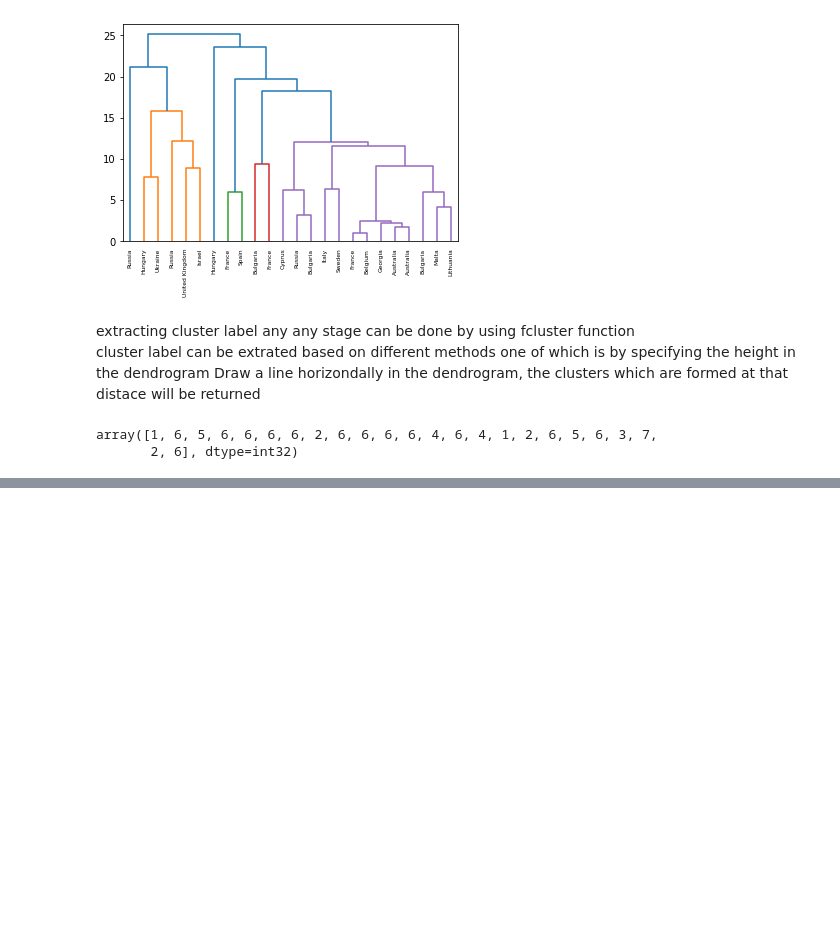
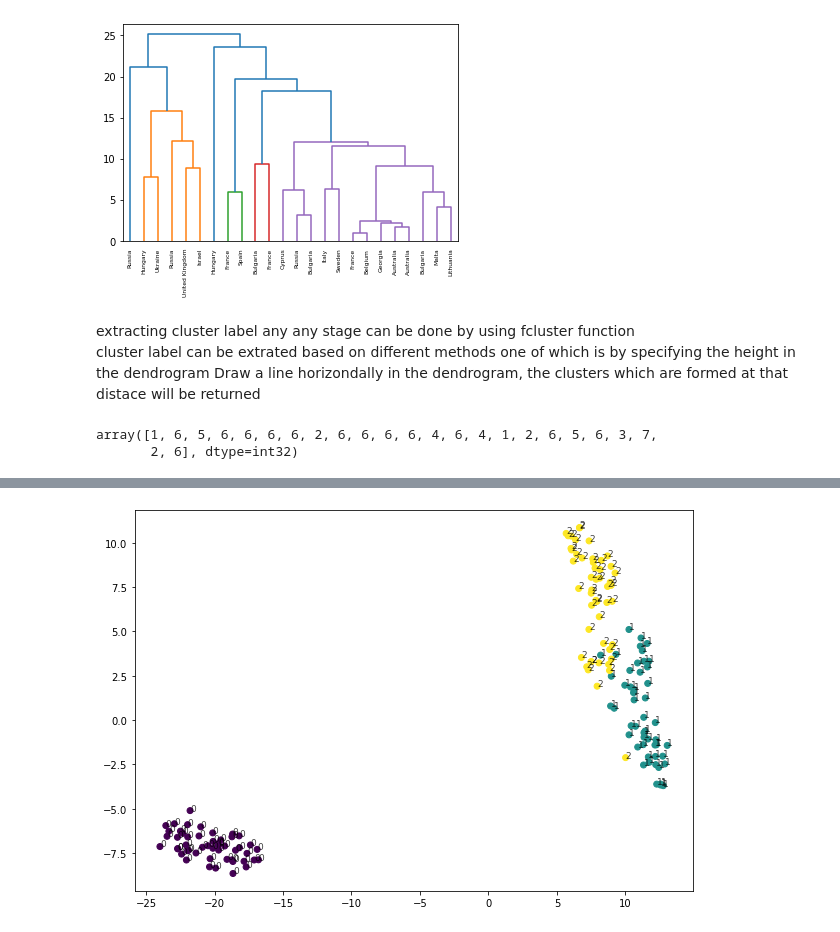
Before and after one commit to AkhilVinayakp/machine_Learning_Algorithms_python, a Jupyter notebook: ml_camp/unsuper.ipynb, the cells around one changed output, grey strips where cells are left out. Drawn from its saved outputs; the diff is of its cells as text; code cells hidden in the pictures; blank space fills up the shorter version.

```diff
--- a/ml_camp/unsuper.ipynb
+++ b/ml_camp/unsuper.ipynb
@@ -303,0 +345,8 @@ tab
+# %%
+plt.figure(figsize=(10,7))
+plt.scatter(trf[:,0], trf[:,1], c = labels)
+for i, j, k in zip(trf[:,0], trf[:,1], labels ):
+    plt.annotate(k, (i, j), fontsize=9, alpha=0.75)
+plt.show()
+# %% [output]
+[figure, added]
```
Also changed, not shown: parts of 9 cells of this notebook.
